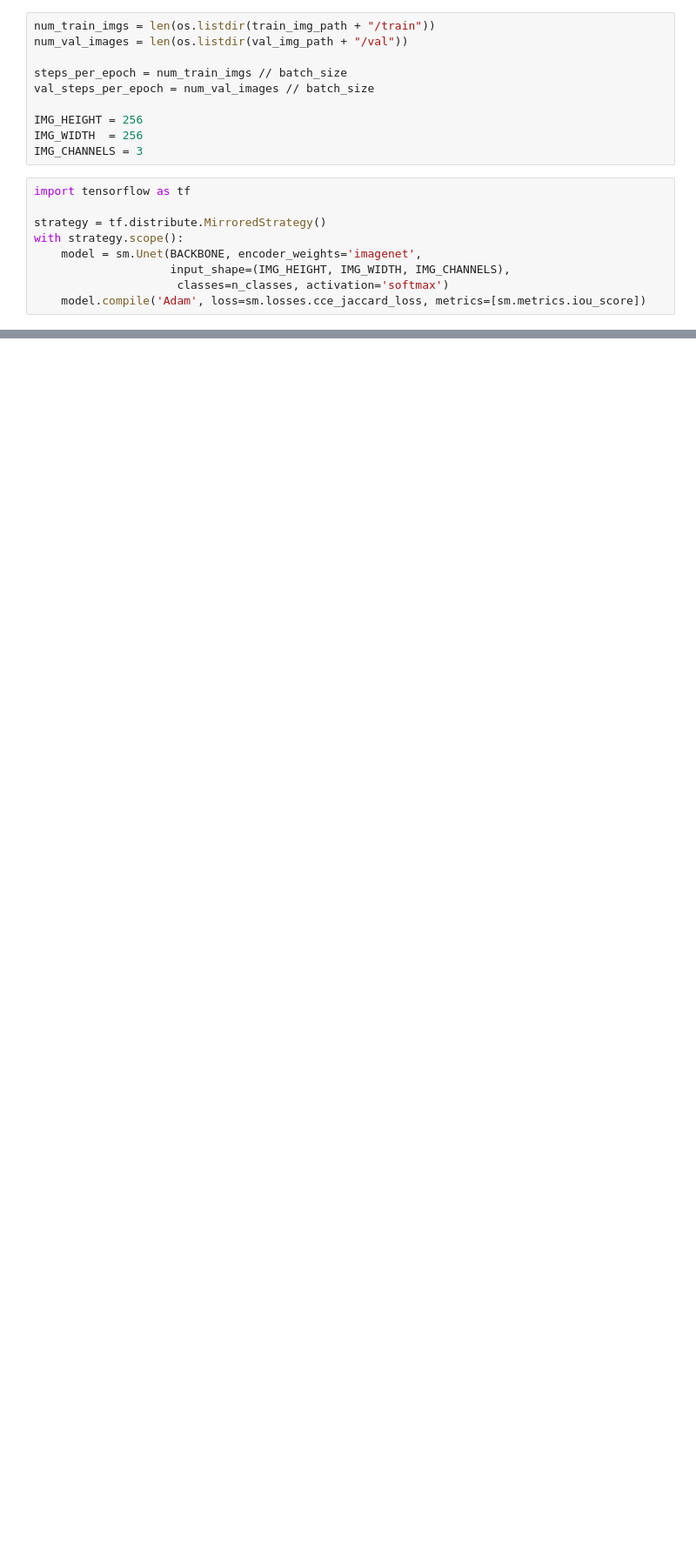
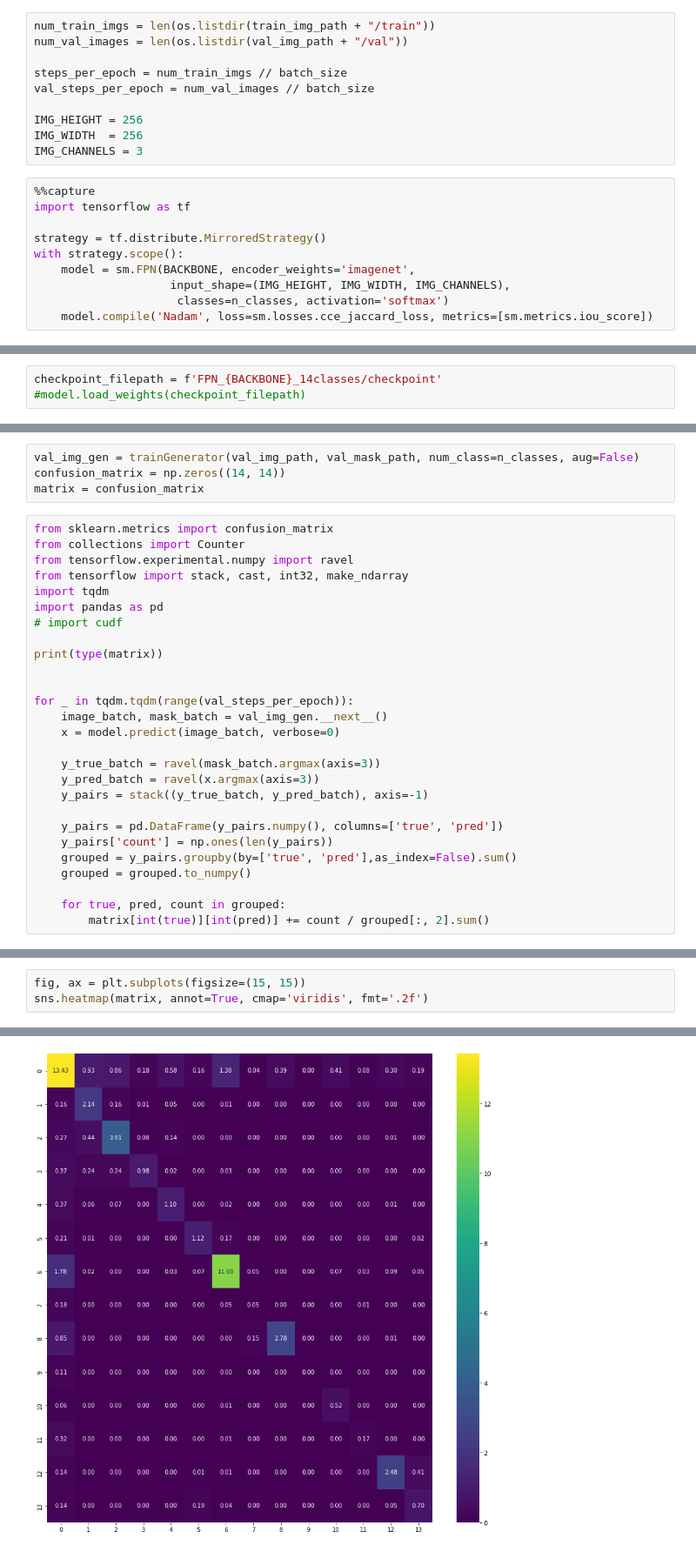
Before and after one commit to grannycola/satellite_image_segmentation, a Jupyter notebook: satellite-image-segmentation.ipynb, the cells around one changed output, grey strips where cells are left out. Shown at 87% size. Cells and saved outputs as stored; diff of their text form; blank space fills up the shorter version.

Commit message:
Kaggle Notebook | Satellite Image Segmentation | Version 4

```diff
--- a/satellite-image-segmentation.ipynb
+++ b/satellite-image-segmentation.ipynb
@@ -143,11 +159,12 @@ IMG_HEIGHT = 256
 IMG_WIDTH  = 256
 IMG_CHANNELS = 3
 # %%
+%%capture
 import tensorflow as tf
 
 strategy = tf.distribute.MirroredStrategy()
 with strategy.scope():
-    model = sm.Unet(BACKBONE, encoder_weights='imagenet',
+    model = sm.FPN(BACKBONE, encoder_weights='imagenet',
                     input_shape=(IMG_HEIGHT, IMG_WIDTH, IMG_CHANNELS),
                      classes=n_classes, activation='softmax')
-    model.compile('Adam', loss=sm.losses.cce_jaccard_loss, metrics=[sm.metrics.iou_score])
+    model.compile('Nadam', loss=sm.losses.cce_jaccard_loss, metrics=[sm.metrics.iou_score])
@@ -164,0 +180,3 @@ os.system(f'mkdir {BACKBONE}_14classes/')
+# %%
+checkpoint_filepath = f'FPN_{BACKBONE}_14classes/checkpoint'
+#model.load_weights(checkpoint_filepath)
@@ -265,0 +296,31 @@ plt.show()
+# %%
+val_img_gen = trainGenerator(val_img_path, val_mask_path, num_class=n_classes, aug=False)
+confusion_matrix = np.zeros((14, 14))
+matrix = confusion_matrix
+# %%
+from sklearn.metrics import confusion_matrix
+from collections import Counter
+from tensorflow.experimental.numpy import ravel
+from tensorflow import stack, cast, int32, make_ndarray
+import tqdm
+import pandas as pd
+# import cudf
+
+print(type(matrix))
+
+
+for _ in tqdm.tqdm(range(val_steps_per_epoch)):
+    image_batch, mask_batch = val_img_gen.__next__()
+    x = model.predict(image_batch, verbose=0)
+
+    y_true_batch = ravel(mask_batch.argmax(axis=3))
+    y_pred_batch = ravel(x.argmax(axis=3))
+    y_pairs = stack((y_true_batch, y_pred_batch), axis=-1)
+
+    y_pairs = pd.DataFrame(y_pairs.numpy(), columns=['true', 'pred'])
+    y_pairs['count'] = np.ones(len(y_pairs))
+    grouped = y_pairs.groupby(by=['true', 'pred'],as_index=False).sum()
+    grouped = grouped.to_numpy()
+
+    for true, pred, count in grouped:
+        matrix[int(true)][int(pred)] += count / grouped[:, 2].sum()
@@ -265,0 +331,4 @@ plt.show()
+# %%
+fig, ax = plt.subplots(figsize=(15, 15))
+sns.heatmap(matrix, annot=True, cmap='viridis', fmt='.2f')
+# %% [output]
@@ -265,0 +336 @@ plt.show()
+[figure, added]
```
Also changed, not shown: parts of 24 cells of this notebook.
